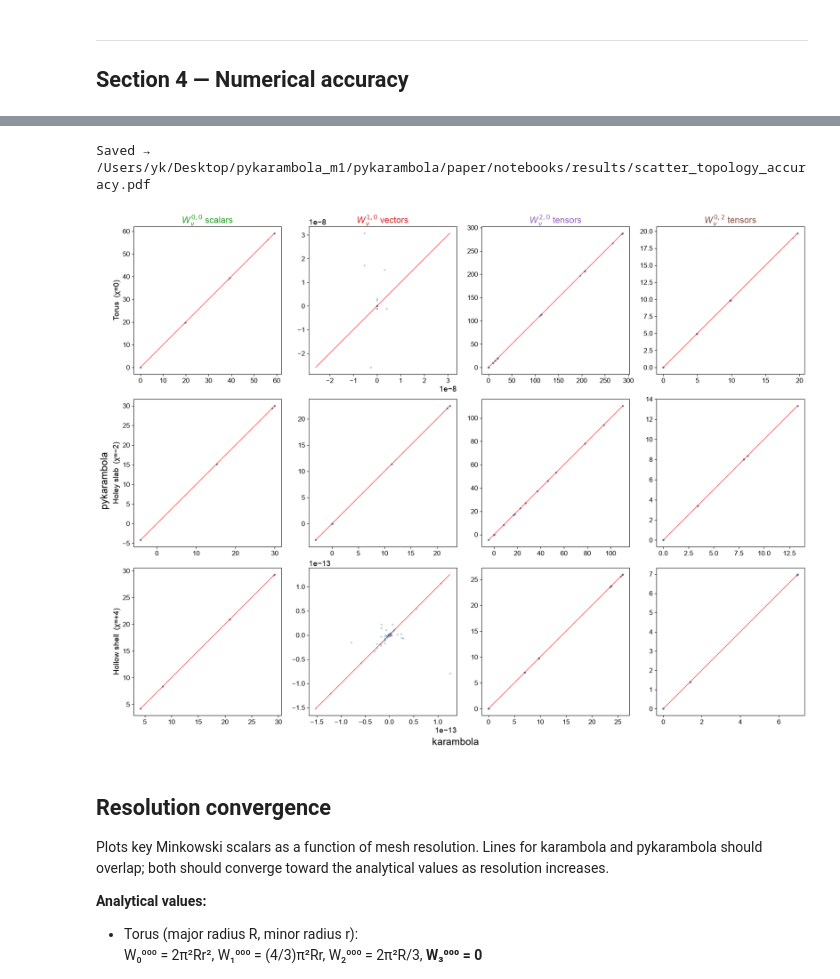
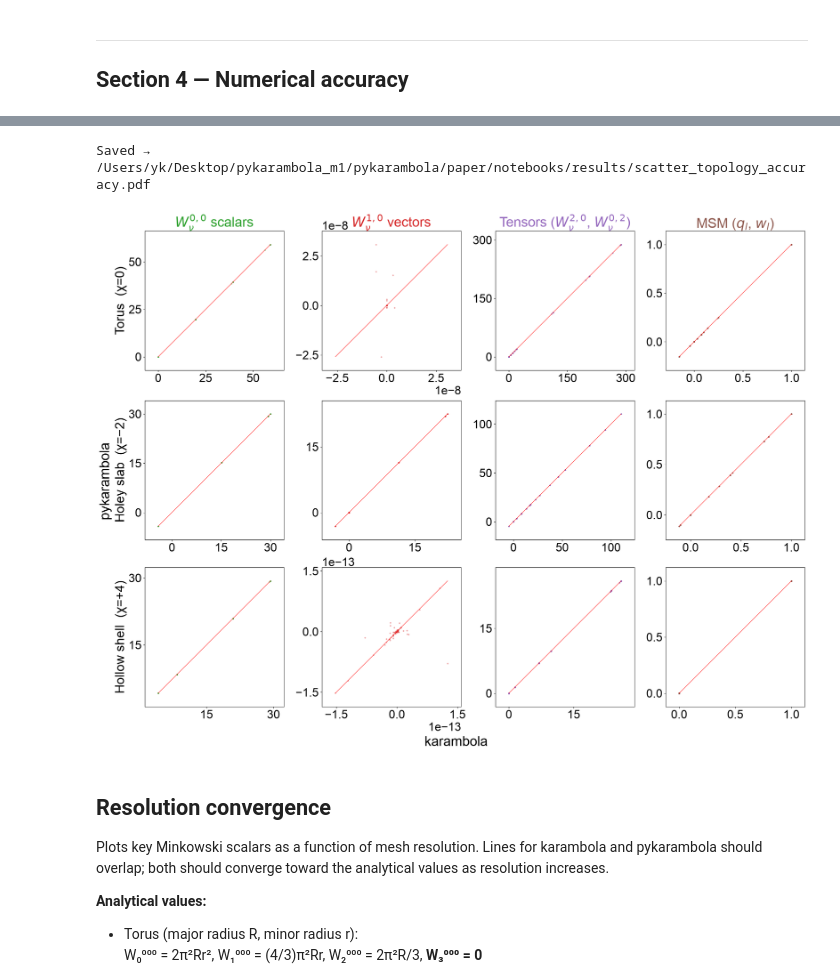
Before and after one commit to Ishihara-SynthMorph/pykarambola, a Jupyter notebook: paper/notebooks/topology_validation.ipynb, the cells around one changed output, grey strips where cells are left out. Cells and saved outputs as stored; diff of their text form; code cells hidden in the pictures.

```diff
--- a/paper/notebooks/topology_validation.ipynb
+++ b/paper/notebooks/topology_validation.ipynb
@@ -561,7 +578,7 @@ for shape in SHAPES:
     for fpath in off_files:
         mesh_id = os.path.splitext(os.path.basename(fpath))[0]
         tri    = pykarambola.parse_off_file(fpath)
-        result = pykarambola.minkowski_tensors(tri)
+        result = pykarambola.minkowski_tensors(tri, compute='all')
 
         row = {'mesh_id': mesh_id, 'shape': shape}
         for k in SCALAR_KEYS:
@@ -577,6 +594,10 @@ for shape in SHAPES:
             eigvals = result[f'{k}_eigvals']
             for n_ev, ev in enumerate(sorted(eigvals), 1):
                 row[f'{k}_EVal{n_ev}'] = ev
+        for n_ql, ql in enumerate(result['msm_ql']):
+            row[f'msm_ql_{n_ql}'] = ql
+        for n_wl, wl in enumerate(result['msm_wl']):
+            row[f'msm_wl_{n_wl}'] = wl
         records.append(row)
 
 df_py = pd.DataFrame(records)
@@ -731,20 +756,22 @@ if df_k is None:
     print('Karambola results not available.')
 else:
     feature_groups = [
-        (r'$W_\nu^{0,0}$ scalars',          SCALAR_KEYS),
-        (r'$W_\nu^{1,0}$ vectors',           [f'{k}_{i}' for k in VECTOR_KEYS for i in range(3)]),
-        (r'$W_\nu^{2,0}$ tensors',           [f'{k}_{i}{j}' for k in ['w020','w120','w220','w320']
-                                              for i in range(3) for j in range(3)]),
-        (r'$W_\nu^{0,2}$ tensors',           [f'{k}_{i}{j}' for k in ['w102','w202']
-                                              for i in range(3) for j in range(3)]),
+        (r'$W_\nu^{0,0}$ scalars',
+         SCALAR_KEYS),
+        (r'$W_\nu^{1,0}$ vectors',
+         [f'{k}_{i}' for k in VECTOR_KEYS for i in range(3)]),
+        (r'Tensors ($W_\nu^{2,0}$, $W_\nu^{0,2}$)',
+         [f'{k}_{i}{j}' for k in TENSOR_KEYS for i in range(3) for j in range(3)]),
+        (r'MSM ($q_l$, $w_l$)',
+         [f'msm_ql_{n}' for n in range(9)] + [f'msm_wl_{n}' for n in range(9)]),
     ]
     GROUP_COLORS = ['#2ca02c', '#d62728', '#9467bd', '#8c564b']
 
-    BASE_FONT = 18
+    BASE_FONT = 30
     plt.rcParams['font.family'] = 'Arial'
     plt.rcParams.update({
         'font.size':       BASE_FONT,
-        'axes.titlesize':  BASE_FONT - 2,
+        'axes.titlesize':  BASE_FONT,
         'axes.labelsize':  BASE_FONT - 2,
         'xtick.labelsize': BASE_FONT - 4,
         'ytick.labelsize': BASE_FONT - 4,
@@ -752,49 +779,54 @@ else:
     })
 
     nrows, ncols = len(SHAPES), len(feature_groups)
-    fig, axes = plt.subplots(nrows, ncols, figsize=(ncols*4.5, nrows*4.5),
+    fig, axes = plt.subplots(nrows, ncols, figsize=(ncols*5.5, nrows*5.5),
                              constrained_layout=True)
 
-    shape_labels = {'torus':        'Torus  (χ=0)',
-                    'holey_slab':   'Holey slab  (χ=−2)',
-                    'hollow_shell': 'Hollow shell  (χ=+4)'}
+    shape_labels = {'torus':        'Torus  (\u03c7=0)',
+                    'holey_slab':   'Holey slab  (\u03c7=\u22122)',
+                    'hollow_shell': 'Hollow shell  (\u03c7=+4)'}
 
     for row, shape in enumerate(SHAPES):
         subset = df_merged[df_merged['shape'] == shape]
         for col, (grp_label, features) in enumerate(feature_groups):
             ax = axes[row, col]
             k_all, py_all = [], []
             for feat in features:
                 ck, cp = f'{feat}_k', f'{feat}_py'
                 if ck not in subset or cp not in subset: continue
                 k_all.append(subset[ck].values)
                 py_all.append(subset[cp].values)
             if k_all:
                 k_all  = np.concatenate(k_all)
                 py_all = np.concatenate(py_all)
                 ax.scatter(k_all, py_all, s=6, alpha=0.3, rasterized=True,
-                           color='steelblue')
+                           color=GROUP_COLORS[col])
                 lo = min(k_all.min(), py_all.min())
                 hi = max(k_all.max(), py_all.max())
                 ax.plot([lo, hi], [lo, hi], 'r-', lw=0.8, zorder=5)
+            ax.margins(0.12)
             ax.set_box_aspect(1)
-            ax.tick_params(labelsize=BASE_FONT - 6)
+            ax.tick_params(labelsize=BASE_FONT - 4)
+            ax.xaxis.set_major_locator(plt.MaxNLocator(3))
+            ax.yaxis.set_major_locator(plt.MaxNLocator(3))
+            ax.xaxis.get_offset_text().set_fontsize(BASE_FONT - 4)
+            ax.yaxis.get_offset_text().set_fontsize(BASE_FONT - 4)
             if row == 0:
-                ax.set_title(grp_label, fontsize=BASE_FONT - 2,
+                ax.set_title(grp_label, fontsize=BASE_FONT,
                              color=GROUP_COLORS[col])
             if col == 0:
-                ax.set_ylabel(shape_labels[shape], fontsize=BASE_FONT - 4)
+                ax.set_ylabel(shape_labels[shape], fontsize=BASE_FONT - 2)
 
     fig.supxlabel('karambola', fontsize=BASE_FONT)
     fig.supylabel('pykarambola', fontsize=BASE_FONT)
 
     save_path = os.path.join(RESULTS_DIR, 'scatter_topology_accuracy.pdf')
     plt.savefig(save_path, dpi=150, bbox_inches='tight')
-    print(f'Saved → {save_path}')
+    print(f'Saved \u2192 {save_path}')
     plt.show()
 # %% [output]
 Saved → /Users/yk/Desktop/pykarambola_m1/pykarambola/paper/notebooks/results/scatter_topology_accuracy.pdf
-[figure, old version]
+[figure, new version]
 # %% [markdown]
 ## Resolution convergence
 
```
Also changed, not shown: parts of 4 cells of this notebook, 49 other files.
